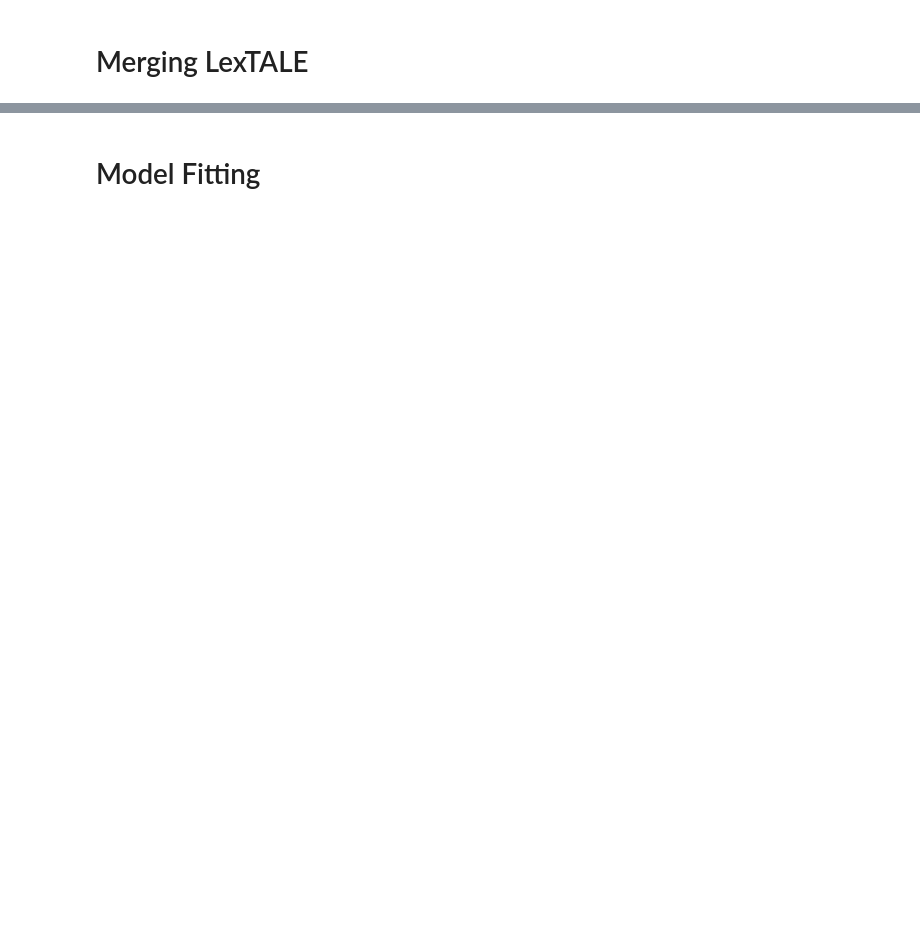
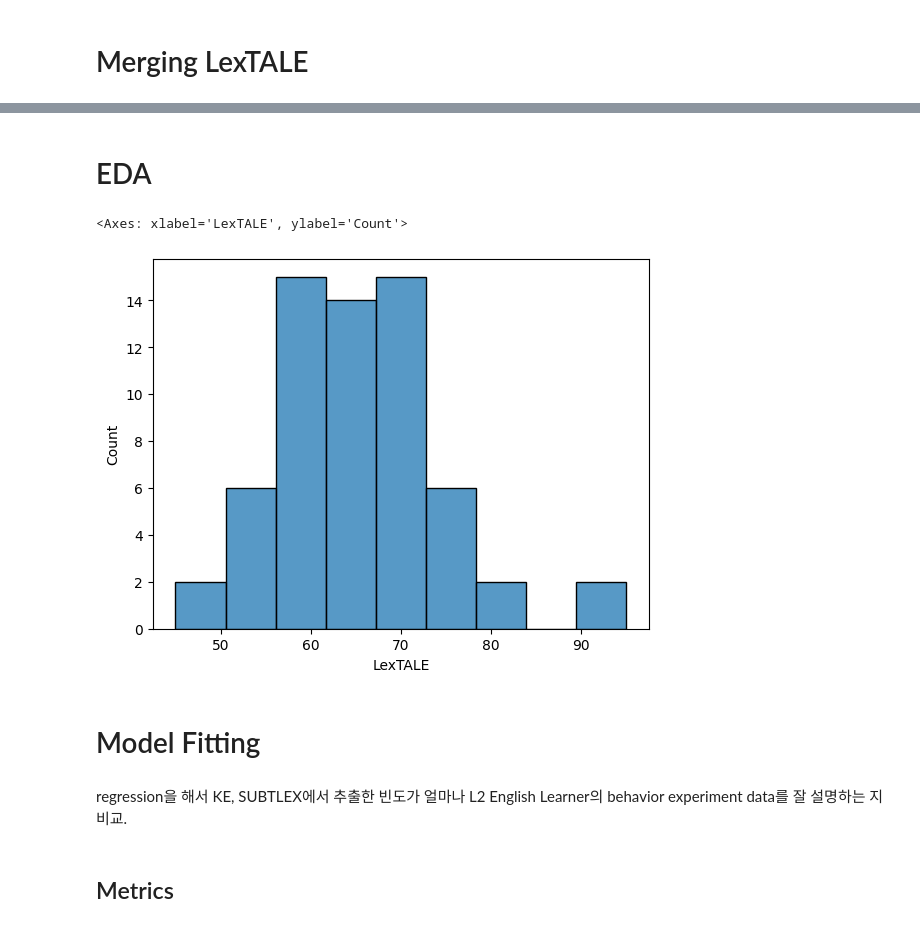
Before and after one commit to irregular6612/english-corpus-comparison, a Jupyter notebook: src/notebooks/LDT-analysis.ipynb, the cells around one changed output, grey strips where cells are left out. Saved outputs shown, nothing was run; the diff lists cells and outputs as text; code cells hidden in the pictures; blank space fills up the shorter version.

```diff
--- a/src/notebooks/LDT-analysis.ipynb
+++ b/src/notebooks/LDT-analysis.ipynb
@@ -288,0 +273,4 @@ SUBTLEX_cumulative_df.head()
+# %%
+full_cumulative_df = pd.concat((KE_cumulative_df, SUBTLEX_cumulative_df)).drop_duplicates(subset=['Stimuli', 'Participant'])
+full_cumulative_df = full_cumulative_df.reset_index(drop=True)
+full_cumulative_df
@@ -289,2 +309,9 @@ SUBTLEX_cumulative_df.head()
+# %% [markdown]
+# EDA
+# %%
+sns.histplot(full_cumulative_df.groupby('Participant')['LexTALE'].mean())
+# %% [output]
+<Axes: xlabel='LexTALE', ylabel='Count'>
+[figure, added]
 # %% [markdown]
 # Model Fitting
@@ -299,0 +318,4 @@ def return_r2(model):
+# %% [markdown]
+regression을 해서 KE, SUBTLEX에서 추출한 빈도가 얼마나 L2 English Learner의 behavior experiment data를 잘 설명하는 지 비교.
+# %% [markdown]
+## Metrics
```
Also changed, not shown: parts of 135 cells of this notebook, 38 other files.
